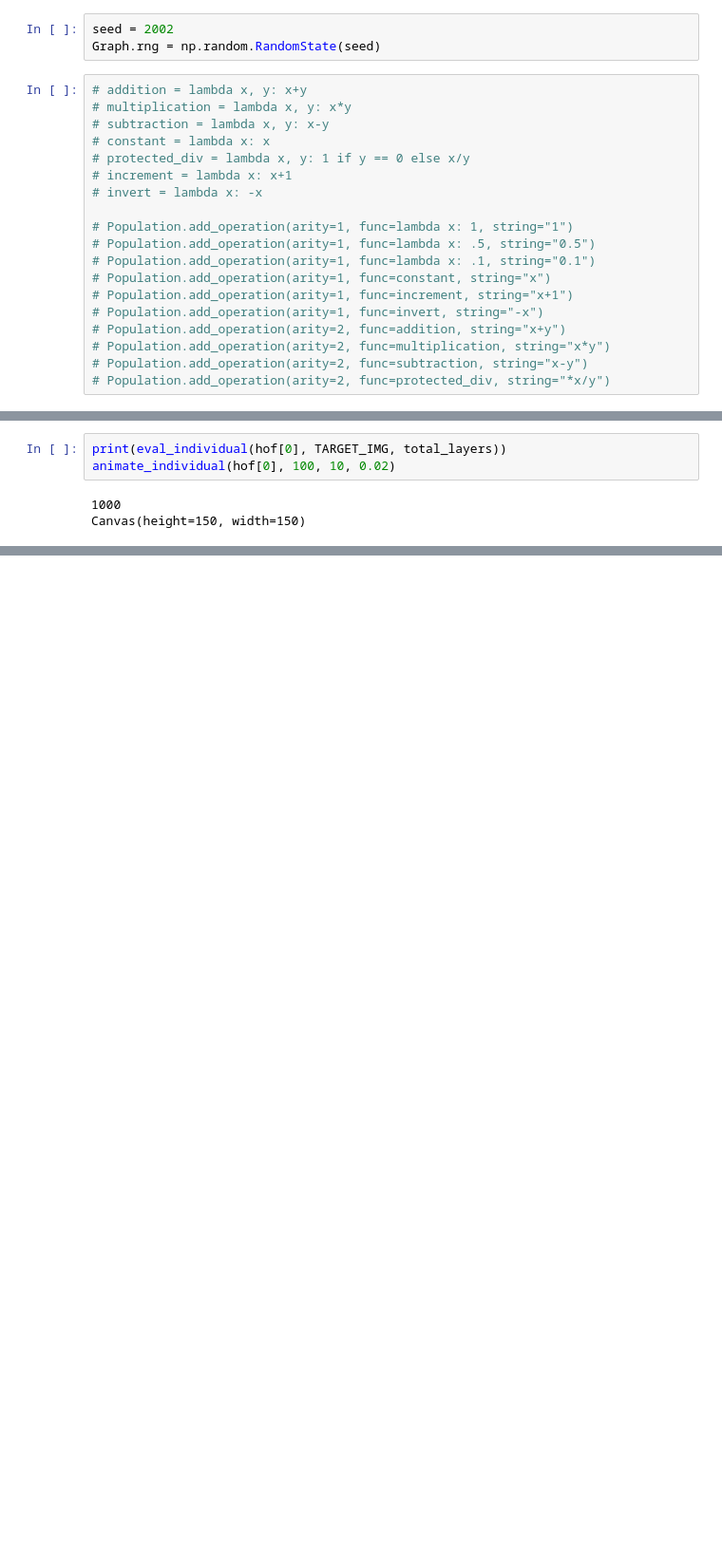
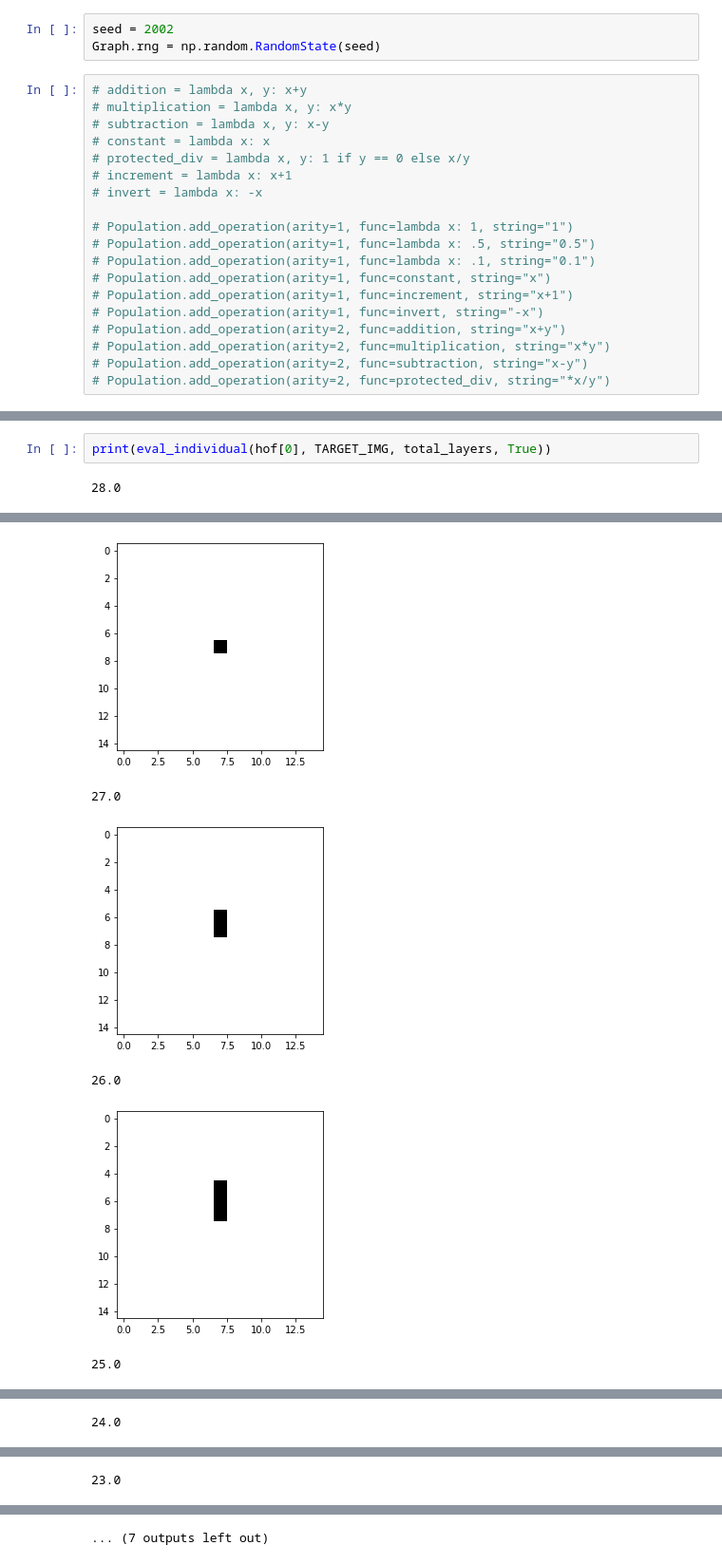
Before and after one commit to fhtanaka/automata_gp, a Jupyter notebook: cgp_automata.ipynb, the cells around one changed output, grey strips where cells are left out. Shown at 95% size. Cells and saved outputs as stored; diff of their text form; blank space fills up the shorter version.

```diff
--- a/cgp_automata.ipynb
+++ b/cgp_automata.ipynb
@@ -217,6 +337,4 @@ for ind in hof:
 # %%
-print(eval_individual(hof[0], TARGET_IMG, total_layers))
-animate_individual(hof[0], 100, 10, 0.02)
+print(eval_individual(hof[0], TARGET_IMG, total_layers, True))
 # %% [output]
-1000
-Canvas(height=150, width=150)
+28.0
@@ -223,0 +341,6 @@ Canvas(height=150, width=150)
+[figure, added]
+27.0
+[figure, added]
+26.0
+[figure, added]
+25.0
@@ -223,0 +348 @@ Canvas(height=150, width=150)
+24.0
@@ -223,0 +350 @@ Canvas(height=150, width=150)
+23.0
@@ -223,0 +352 @@ Canvas(height=150, width=150)
+... (7 outputs left out)
```
Also changed, not shown: parts of 20 cells of this notebook, 6 other files.
